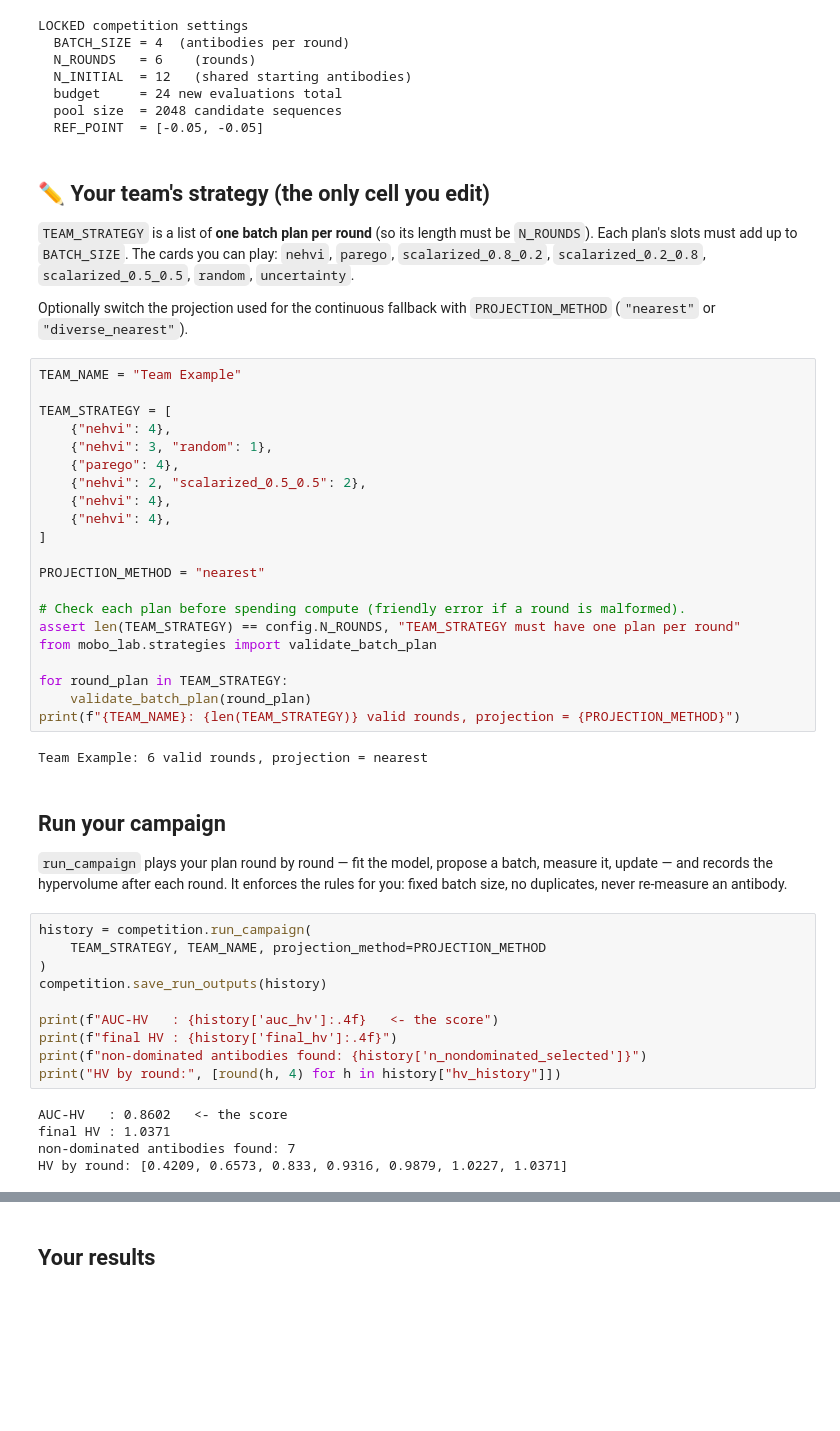
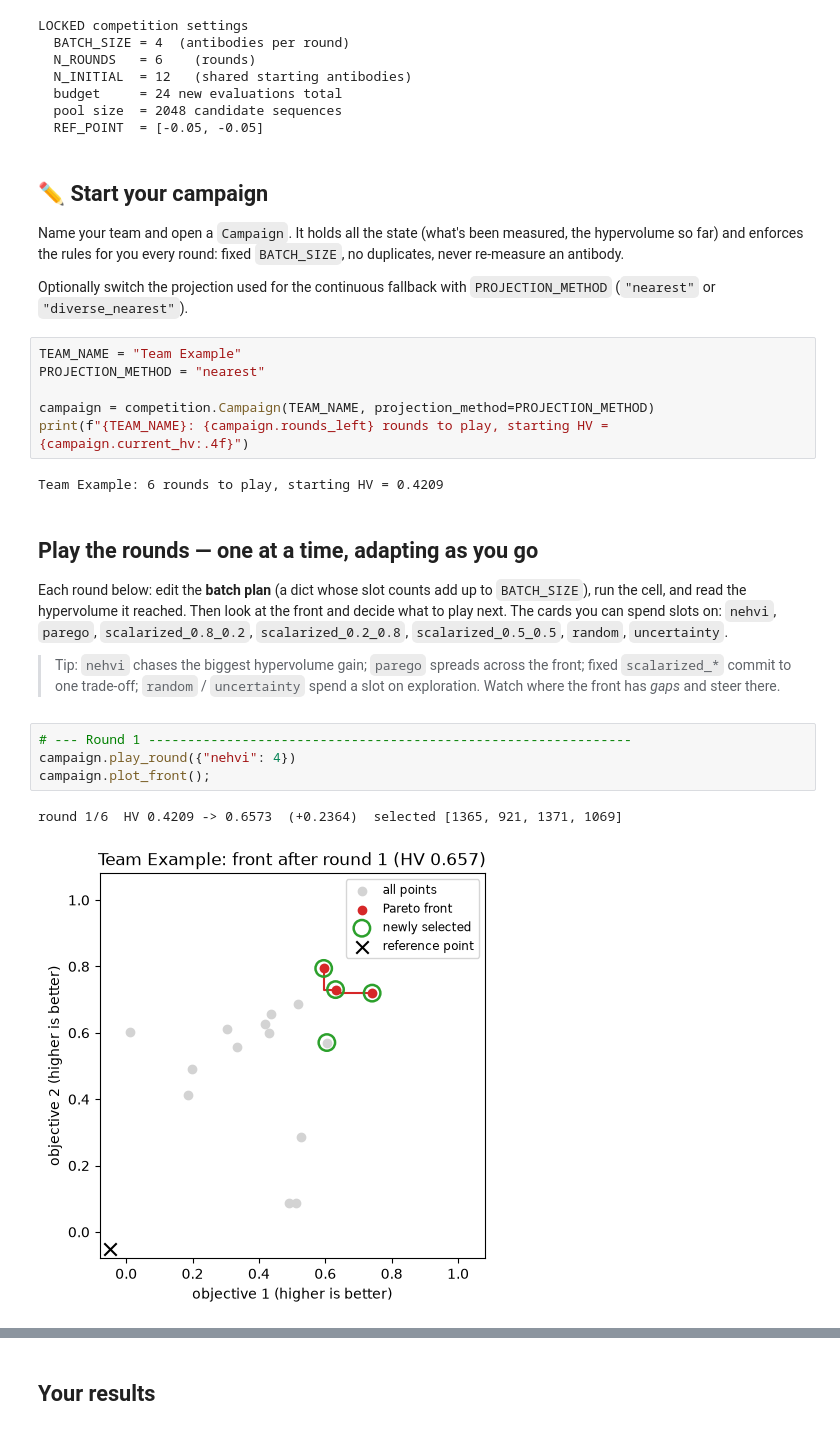
Before and after one commit to jiwoncpark/multi-objective-reasoning-lab, a Jupyter notebook: notebooks/03_competition.ipynb, the cells around one changed output, grey strips where cells are left out. Drawn from its saved outputs; the diff is of its cells as text; blank space fills up the shorter version.

```diff
--- a/notebooks/03_competition.ipynb
+++ b/notebooks/03_competition.ipynb
@@ -49,56 +51,38 @@ LOCKED competition settings
   pool size  = 2048 candidate sequences
   REF_POINT  = [-0.05, -0.05]
 # %% [markdown]
-## ✏️ Your team's strategy (the only cell you edit)
+## ✏️ Start your campaign
 
-`TEAM_STRATEGY` is a list of **one batch plan per round** (so its length must be
-`N_ROUNDS`). Each plan's slots must add up to `BATCH_SIZE`. The cards you can play:
-`nehvi`, `parego`, `scalarized_0.8_0.2`, `scalarized_0.2_0.8`, `scalarized_0.5_0.5`,
-`random`, `uncertainty`.
+Name your team and open a `Campaign`. It holds all the state (what's been measured,
+the hypervolume so far) and enforces the rules for you every round: fixed
+`BATCH_SIZE`, no duplicates, never re-measure an antibody.
 
 Optionally switch the projection used for the continuous fallback with
 `PROJECTION_METHOD` (`"nearest"` or `"diverse_nearest"`).
 # %%
 TEAM_NAME = "Team Example"
-
-TEAM_STRATEGY = [
-    {"nehvi": 4},
-    {"nehvi": 3, "random": 1},
-    {"parego": 4},
-    {"nehvi": 2, "scalarized_0.5_0.5": 2},
-    {"nehvi": 4},
-    {"nehvi": 4},
-]
-
 PROJECTION_METHOD = "nearest"
 
-# Check each plan before spending compute (friendly error if a round is malformed).
-assert len(TEAM_STRATEGY) == config.N_ROUNDS, "TEAM_STRATEGY must have one plan per round"
-from mobo_lab.strategies import validate_batch_plan
-
-for round_plan in TEAM_STRATEGY:
-    validate_batch_plan(round_plan)
-print(f"{TEAM_NAME}: {len(TEAM_STRATEGY)} valid rounds, projection = {PROJECTION_METHOD}")
+campaign = competition.Campaign(TEAM_NAME, projection_method=PROJECTION_METHOD)
+print(f"{TEAM_NAME}: {campaign.rounds_left} rounds to play, starting HV = {campaign.current_hv:.4f}")
 # %% [output]
-Team Example: 6 valid rounds, projection = nearest
+Team Example: 6 rounds to play, starting HV = 0.4209
 # %% [markdown]
-## Run your campaign
+## Play the rounds — one at a time, adapting as you go
 
-`run_campaign` plays your plan round by round — fit the model, propose a batch,
-measure it, update — and records the hypervolume after each round. It enforces the
-rules for you: fixed batch size, no duplicates, never re-measure an antibody.
+Each round below: edit the **batch plan** (a dict whose slot counts add up to
+`BATCH_SIZE`), run the cell, and read the hypervolume it reached. Then look at the
+front and decide what to play next. The cards you can spend slots on:
+`nehvi`, `parego`, `scalarized_0.8_0.2`, `scalarized_0.2_0.8`, `scalarized_0.5_0.5`,
+`random`, `uncertainty`.
+
+> Tip: `nehvi` chases the biggest hypervolume gain; `parego` spreads across the
+> front; fixed `scalarized_*` commit to one trade-off; `random` / `uncertainty`
+> spend a slot on exploration. Watch where the front has *gaps* and steer there.
 # %%
-history = competition.run_campaign(
-    TEAM_STRATEGY, TEAM_NAME, projection_method=PROJECTION_METHOD
-)
-competition.save_run_outputs(history)
-
-print(f"AUC-HV   : {history['auc_hv']:.4f}   <- the score")
-print(f"final HV : {history['final_hv']:.4f}")
-print(f"non-dominated antibodies found: {history['n_nondominated_selected']}")
-print("HV by round:", [round(h, 4) for h in history["hv_history"]])
+# --- Round 1 --------------------------------------------------------------
+campaign.play_round({"nehvi": 4})
+campaign.plot_front();
 # %% [output]
-AUC-HV   : 0.8602   <- the score
-final HV : 1.0371
-non-dominated antibodies found: 7
-HV by round: [0.4209, 0.6573, 0.833, 0.9316, 0.9879, 1.0227, 1.0371]
+round 1/6  HV 0.4209 -> 0.6573  (+0.2364)  selected [1365, 921, 1371, 1069]
+[figure, added]
```
Also changed, not shown: parts of 10 cells of this notebook, 4 other files.
